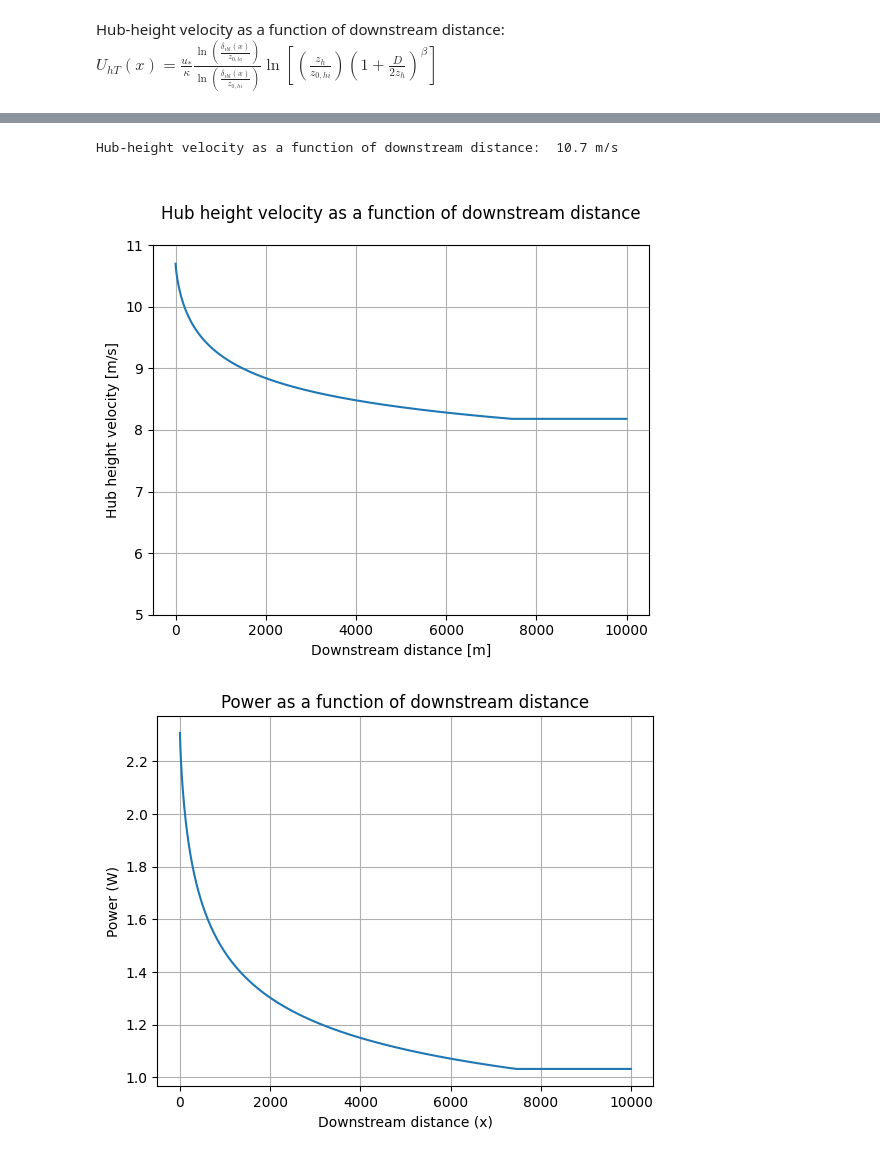
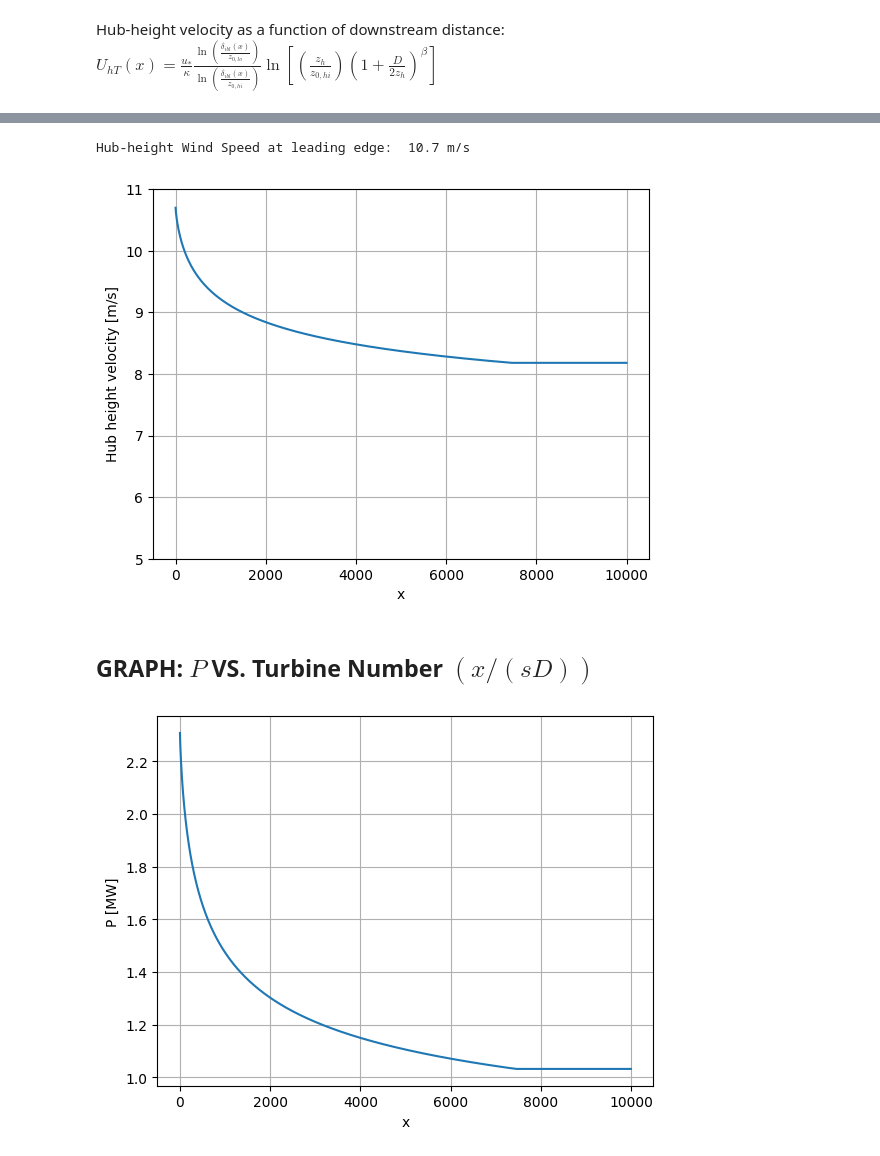
Before and after one commit to marcinsadowy/WTABL, a Jupyter notebook: WTABL.ipynb, the cells around one changed output, grey strips where cells are left out. Drawn from its saved outputs; the diff is of its cells as text; code cells hidden in the pictures.

```diff
--- a/WTABL.ipynb
+++ b/WTABL.ipynb
@@ -131,26 +141,24 @@ nsolved H_G:  1333.07958458908
 # %%
-# Hub-height velocity as a function of downstream distance
 U_hT_x = (u_star_lo / k) * (np.log(delta_ibl_x / z_0lo) / np.log(delta_ibl_x / z_0hi)) * np.log((z_h / z_0hi) * (1 + D/(2 * z_h))**beta)
-print("Hub-height velocity as a function of downstream distance: ", round(U_hT_x[0], 2), "m/s")
+print("Hub-height Wind Speed at leading edge: ", round(U_hT_x[0], 2), "m/s")
 
 from HubHeightVelocity import U_hT
 U_hT_x = U_hT(delta_ibl_x, z_0hi, k, z_0lo, u_star_lo, z_h, D, beta, H_G)
 # %% [output]
-Hub-height velocity as a function of downstream distance:  10.7 m/s
+Hub-height Wind Speed at leading edge:  10.7 m/s
-[figure, old version]
+[figure, new version]
+# %% [markdown]
+## GRAPH: $P$ VS. Turbine Number $\left( x / (sD) \right)$
 # %%
-# Calculate power using the hub-height velocity as a function of downstream distance
 P_x = (C_P * rho/2 * U_hT_x**3 * np.pi * D**2 / 4)/1e6
 
 x_len = 10000
 x = np.arange(0, x_len)
 
-# Plot the power as a function of downstream distance
 plt.plot(x, P_x)
-plt.xlabel('Downstream distance (x)')
-plt.ylabel('Power (W)')
-plt.title('Power as a function of downstream distance')
+plt.xlabel('x')
+plt.ylabel('P [MW]')
 plt.grid(True)
 plt.show()
 # %% [output]
-[figure, old version]
+[figure, new version]
```
Also changed, not shown: parts of 21 cells of this notebook, 2 other files.
